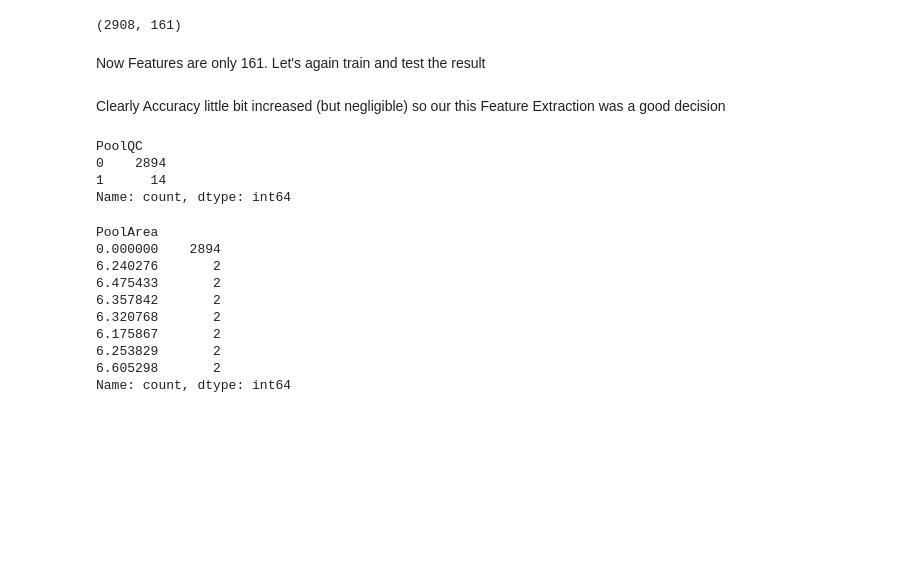
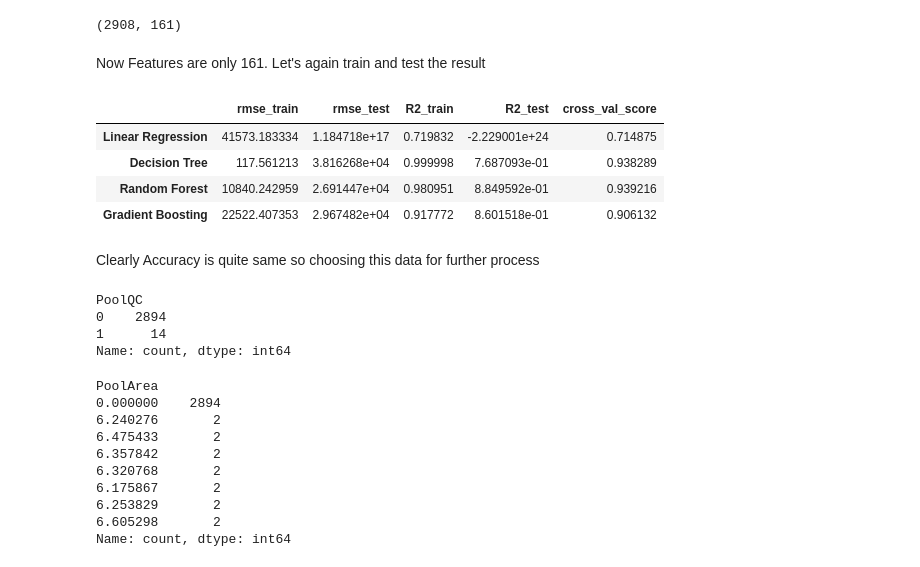
Before and after one commit to rahmankhan2241/House-Price-Prediction-Kaggle-Competition, a Jupyter notebook: Final_Model.ipynb, the cells around one changed output. Saved outputs shown, nothing was run; the diff lists cells and outputs as text; code cells hidden in the pictures; blank space fills up the shorter version.

Commit message:
Working on Final Model

```diff
--- a/Final_Model.ipynb
+++ b/Final_Model.ipynb
@@ -555,17 +572,23 @@ df.shape
 # %% [markdown]
 Now Features are only 161. Let's again train and test the result
 # %%
-# ## Step 1 - Splitting the data
-# X_train , X_test, Y_train, Y_test = train_test_split(df.drop('SalePrice', axis = 1), df.SalePrice, test_size = 0.3)
+## Step 1 - Splitting the data
+X_train , X_test, Y_train, Y_test = train_test_split(df.drop('SalePrice', axis = 1), df.SalePrice, test_size = 0.3)
 
-# ## Step 2 - Scaling the data
-# X_train , X_test = scaling_data(X_train , X_test)
+## Step 2 - Scaling the data
+X_train , X_test = scaling_data(X_train , X_test)
 
-# ## Step 3 - Calculating Accuracy
+## Step 3 - Calculating Accuracy
 
-# evaluate_models(models, X_train, X_test, Y_train, Y_test)
+evaluate_models(models, X_train, X_test, Y_train, Y_test)
+# %% [output]
+|  | rmse_train | rmse_test | R2_train | R2_test | cross_val_score |
+| Linear Regression | 41573.183334 | 1.184718e+17 | 0.719832 | -2.229001e+24 | 0.714875 |
+| Decision Tree | 117.561213 | 3.816268e+04 | 0.999998 | 7.687093e-01 | 0.938289 |
+| Random Forest | 10840.242959 | 2.691447e+04 | 0.980951 | 8.849592e-01 | 0.939216 |
+| Gradient Boosting | 22522.407353 | 2.967482e+04 | 0.917772 | 8.601518e-01 | 0.906132 |
-# %% [markdown]
-Clearly Accuracy little bit increased (but negligible) so our this Feature Extraction was a good decision
+# %% [markdown]
+Clearly Accuracy is quite same so choosing this data for further process
 # %%
 ## Checking PoolQC
 df.PoolQC.value_counts()
```
Also changed, not shown: parts of 17 cells of this notebook.
